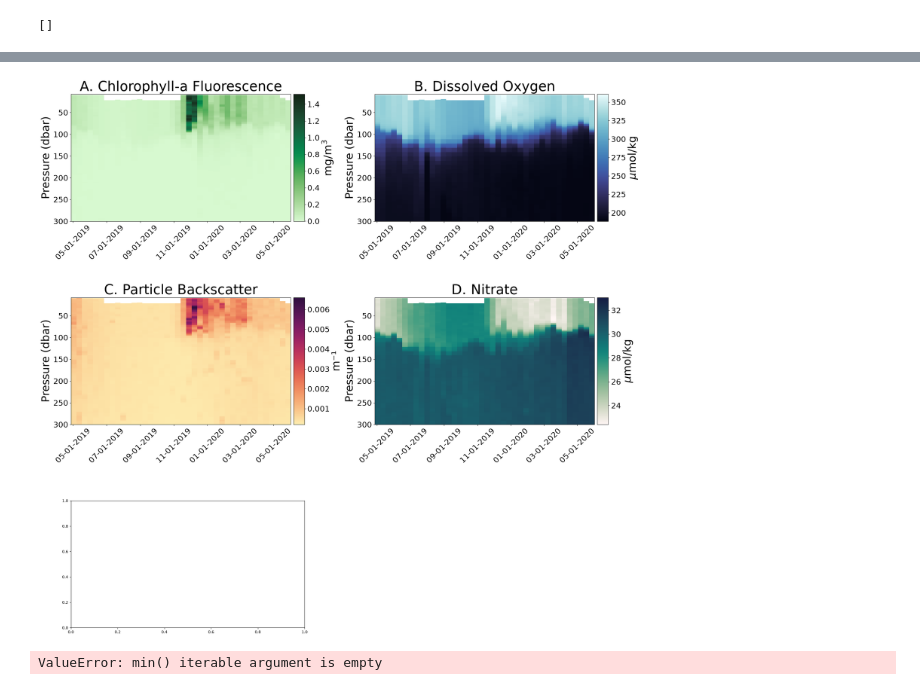
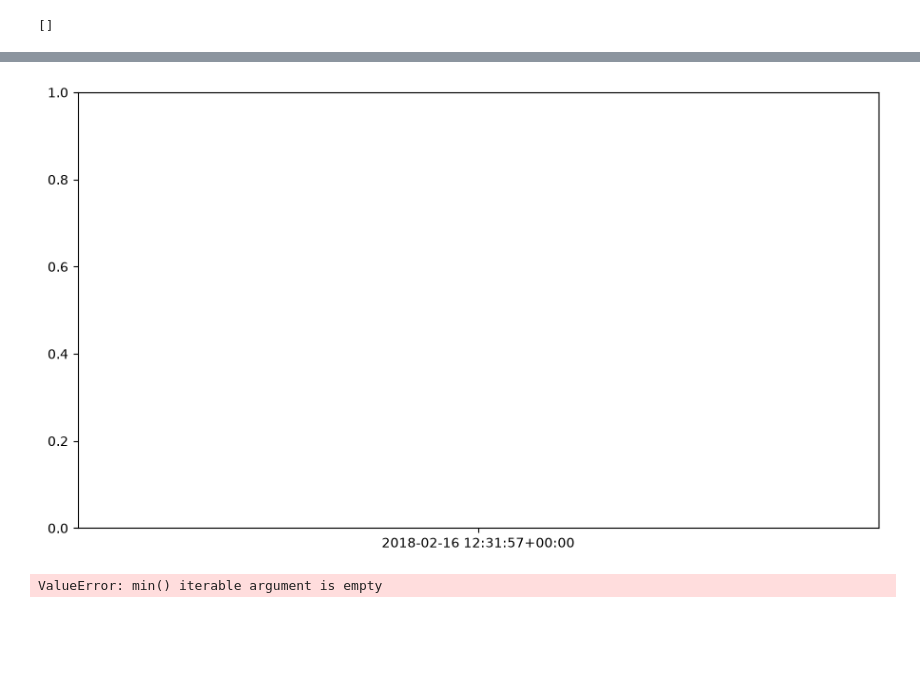
Before and after one commit to Lilah-Asalie/IBIS_Project, a Jupyter notebook: New_Section_Plots.ipynb, the cells around one changed output, grey strips where cells are left out. Cells and saved outputs as stored; diff of their text form; code cells hidden in the pictures; blank space fills up the shorter version.

```diff
--- a/New_Section_Plots.ipynb
+++ b/New_Section_Plots.ipynb
@@ -97,62 +99,64 @@ print(pres_values)
 # %%
 from mpl_toolkits.axes_grid1 import make_axes_locatable
 from datetime import datetime, timedelta
+
+df = pd.read_csv('/Users/lilah/Documents/IBIS_Project/Data_Summer/EasyOneArgoBGCLite_5905103.csv')
 
 def section(ax_position,variable, df1, title, cbarlab, color, WMOID=5905379, tick_size = 20, label_size=28, title_size=35):
 
     # df_ts = df_ts[df_ts['season_1'].isin([season_1])]
     # df_ts = df_ts[df_ts['season_2'].isin([season_2])]
-    df2 = df1[df1['WMOID'].isin([WMOID])]
+    # df2 = df1[df1['WMOID'].isin([WMOID])]
 
     # regridding data (from oneargopy code) -----------
 
-    time_values = pd.to_datetime(df2['DATE']).values
-    pres_values = df2['PRES'].values
-    param_values = df2[variable].values
-    # Remove NaN values
-    valid_indices = ~np.isnan(time_values) & ~np.isnan(pres_values) & ~np.isnan(param_values)
-    time_values = time_values[valid_indices]
-    pres_values = pres_values[valid_indices]
-    param_values = param_values[valid_indices]
-    # Convert time_values to float because it makes gridding data easier
-    time_values_num = mdates.date2num(time_values)
-    # Unique values for creating grids
-    unique_times_num = np.unique(time_values_num)
-    # Create a pressure axis with regular intervals, covering all existing values
-    intp_pres = np.arange(np.ceil(min(pres_values)), np.floor(max(pres_values)))
-    # intp_pres = np.arange(np.ceil(10), np.floor(2000))
-    # Create grid for interpolation
-    time_grid, pres_grid = np.meshgrid(unique_times_num, intp_pres)
-    # Set param_gridded to NaN array with the same shape as the grid
-    param_gridded = np.full(time_grid.shape, np.nan)
-    # Create a DataFrame
-    df = pd.DataFrame({
-        'time': time_values_num,
-        'pressure': pres_values,
-        'param': param_values
-    })
-    # Pivot the DataFrame to create a grid
-    param_gridded_df = df.pivot_table(
-        index='pressure',
-        columns='time',
-        values='param',
-        aggfunc='first'
-    )
-    # Create a new index that contains original and regularly spaced pressure values
-    all_pres = np.sort(np.unique(np.concatenate([pres_values, intp_pres])))
-    # Reindex the DataFrame to the combined depth axis
-    param_gridded_df = param_gridded_df.reindex(index=all_pres, columns=unique_times_num)
-    # Perform linear interpolation to the new depth axis without extrapolation
-    param_gridded_df.interpolate(method='linear', limit_area='inside', axis=0, inplace=True)
-    # Extract the values to the regularly spaced depth values
-    param_gridded_df = param_gridded_df.reindex(index=intp_pres, columns=unique_times_num)
-    # Assigning data to variable to graph
-    param_gridded = param_gridded_df.values
+    # time_values = pd.to_datetime(df2['DATE']).values
+    # pres_values = df2['PRES'].values
+    # param_values = df2[variable].values
+    # # Remove NaN values
+    # valid_indices = ~np.isnan(time_values) & ~np.isnan(pres_values) & ~np.isnan(param_values)
+    # time_values = time_values[valid_indices]
+    # pres_values = pres_values[valid_indices]
+    # param_values = param_values[valid_indices]
+    # # Convert time_values to float because it makes gridding data easier
+    # time_values_num = mdates.date2num(time_values)
+    # # Unique values for creating grids
+    # unique_times_num = np.unique(time_values_num)
+    # # Create a pressure axis with regular intervals, covering all existing values
+    # intp_pres = np.arange(np.ceil(min(pres_values)), np.floor(max(pres_values)))
+    # # intp_pres = np.arange(np.ceil(10), np.floor(2000))
+    # # Create grid for interpolation
+    # time_grid, pres_grid = np.meshgrid(unique_times_num, intp_pres)
+    # # Set param_gridded to NaN array with the same shape as the grid
+    # param_gridded = np.full(time_grid.shape, np.nan)
+    # # Create a DataFrame
+    # df = pd.DataFrame({
+    #     'time': time_values_num,
+    #     'pressure': pres_values,
+    #     'param': param_values
+    # })
+    # # Pivot the DataFrame to create a grid
+    # param_gridded_df = df.pivot_table(
+    #     index='pressure',
+    #     columns='time',
+    #     values='param',
+    #     aggfunc='first'
+    # )
+    # # Create a new index that contains original and regularly spaced pressure values
+    # all_pres = np.sort(np.unique(np.concatenate([pres_values, intp_pres])))
+    # # Reindex the DataFrame to the combined depth axis
+    # param_gridded_df = param_gridded_df.reindex(index=all_pres, columns=unique_times_num)
+    # # Perform linear interpolation to the new depth axis without extrapolation
+    # param_gridded_df.interpolate(method='linear', limit_area='inside', axis=0, inplace=True)
+    # # Extract the values to the regularly spaced depth values
+    # param_gridded_df = param_gridded_df.reindex(index=intp_pres, columns=unique_times_num)
+    # # Assigning data to variable to graph
+    # param_gridded = param_gridded_df.values
 
     # plotting data -----------------
 
     ax = fig.add_subplot(ax_position)
-    plot = ax.pcolormesh(time_grid, pres_grid, param_gridded, shading='auto', cmap=color)
+    plot = ax.pcolormesh(df['profile_date'], df['pressure'], df['temperature'], shading='auto', cmap=color)
     # plot2 = ax.plot(df2['DATE'],df2['MLP'],linewidth=3,color='white')
 
     ax.set_ylim([0, 300])
@@ -216,4 +220,4 @@ ValueError: For X (0) and Y (1991) with flat shading, A should have shape (1990,
-[figure, old version]
+[figure, new version]
 # %%
 from mpl_toolkits.axes_grid1 import make_axes_locatable
 from datetime import datetime, timedelta
```
Also changed, not shown: parts of 2 cells of this notebook, 5 other files.
